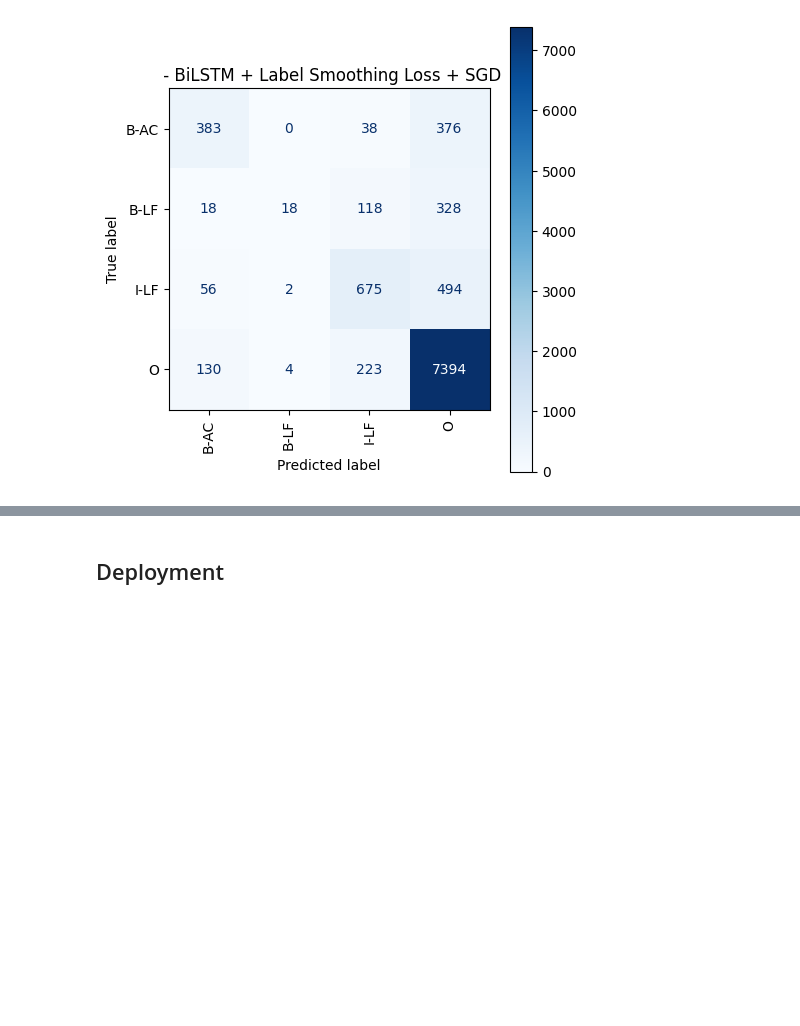
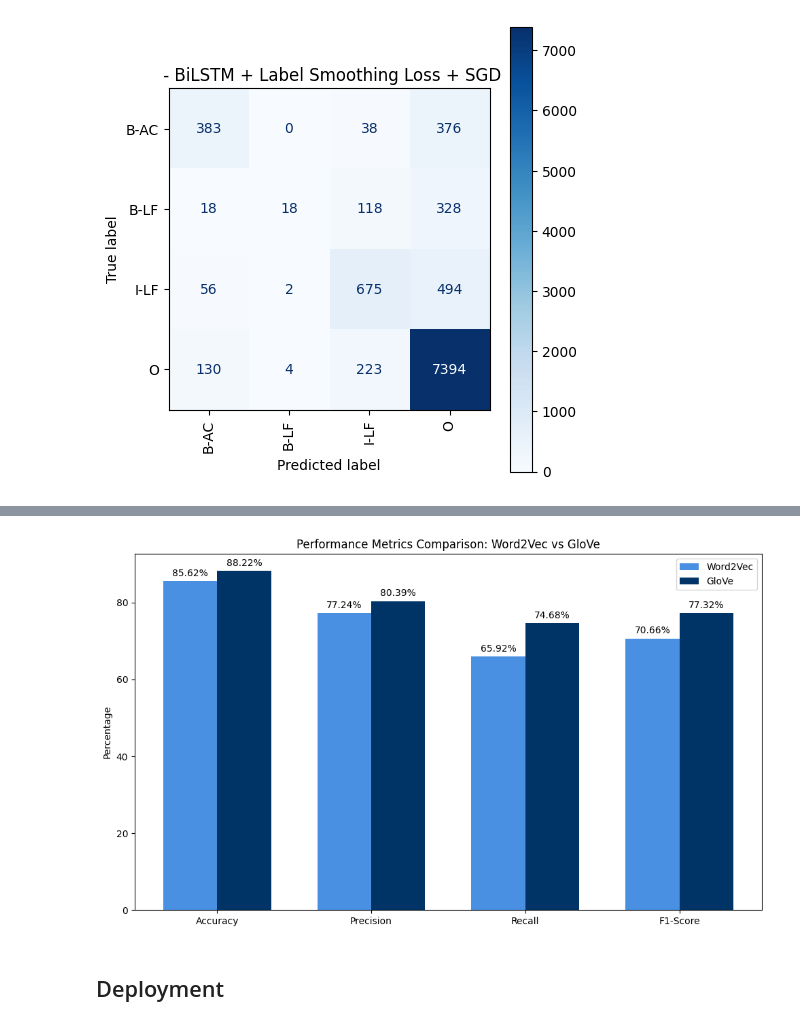
Before and after one commit to mm04625/NLP-COMM061, a Jupyter notebook: main.ipynb, the cells around one changed output, grey strips where cells are left out. Cells and saved outputs as stored; diff of their text form; code cells hidden in the pictures; blank space fills up the shorter version.

```diff
--- a/main.ipynb
+++ b/main.ipynb
@@ -825,0 +1104,6 @@ weighted avg       0.66      0.31      0.37      1279
+# %%
+GloVe_dataset = PlodTokenDataset(data_train['tokens'], label_list, glove_model)
+GloVe_dataloader = DataLoader(GloVe_dataset, batch_size=4, shuffle=True, collate_fn=collate_fn)
+
+GloVe_test_dataset = PlodTokenDataset(data_test['tokens'], test_label_list, glove_model)
+GloVe_test_dataloader = DataLoader(GloVe_test_dataset, batch_size=2, shuffle=True, collate_fn=collate_fn)
@@ -825,0 +1222,11 @@ weighted avg       0.66      0.31      0.37      1279
+# %%
+ #For GloVe model predictions
+accuracy_glove = accuracy_score(filtered_labels, filtered_preds)
+precision_glove, recall_glove, f1_glove, _ = precision_recall_fscore_support(
+    filtered_labels, filtered_preds, average='macro')
+
+print("GloVe Model Performance:")
+print(f"Accuracy: {accuracy_glove:.4f}")
+print(f"Precision: {precision_glove:.4f}")
+print(f"Recall: {recall_glove:.4f}")
+print(f"F1-Score: {f1_glove:.4f}")
@@ -826,3 +1294,48 @@ weighted avg       0.66      0.31      0.37      1279
+# %%
+import matplotlib.pyplot as plt
+import numpy as np
+
+# Models and metrics labels
+models = ['Word2Vec', 'GloVe']
+metrics = ['Accuracy', 'Precision', 'Recall', 'F1-Score']
+
+# Metrics values from your calculations
+values_word2vec = [accuracy_w2v * 100, precision_w2v * 100, recall_w2v * 100, f1_w2v * 100]
+values_glove = [accuracy_glove * 100, precision_glove * 100, recall_glove * 100, f1_glove * 100]
+
+x = np.arange(len(metrics))  # label locations
+width = 0.35  # width of the bars
+
+fig, ax = plt.subplots(figsize=(10, 6))
+
+rects1 = ax.bar(x - width/2, values_word2vec, width, label='Word2Vec', color='#4A90E2')
+rects2 = ax.bar(x + width/2, values_glove, width, label='GloVe', color='#003366')
+
+
+# Add labels, title, and ticks
+ax.set_ylabel('Percentage')
+ax.set_title('Performance Metrics Comparison: Word2Vec vs GloVe')
+ax.set_xticks(x)
+ax.set_xticklabels(metrics)
+ax.legend()
+
+# Add data labels on top of bars
+def autolabel(rects):
+    for rect in rects:
+        height = rect.get_height()
+        ax.annotate(f'{height:.2f}%',
+                    xy=(rect.get_x() + rect.get_width() / 2, height),
+                    xytext=(0, 3),  # offset
+                    textcoords="offset points",
+                    ha='center', va='bottom')
+
+autolabel(rects1)
+autolabel(rects2)
+
+fig.tight_layout()
+plt.show()
+# %% [output]
+[figure, added]
 # %% [markdown]
 ## Deployment
 # %%
```
Also changed, not shown: parts of 29 cells of this notebook.
